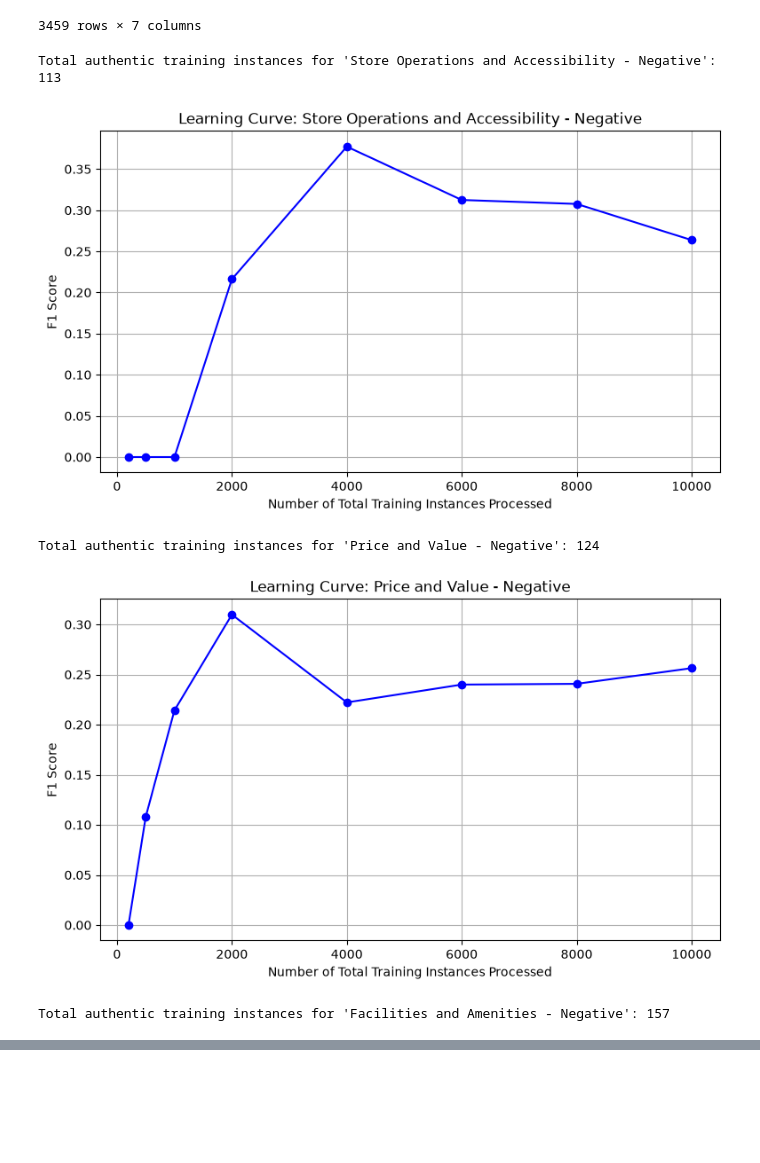
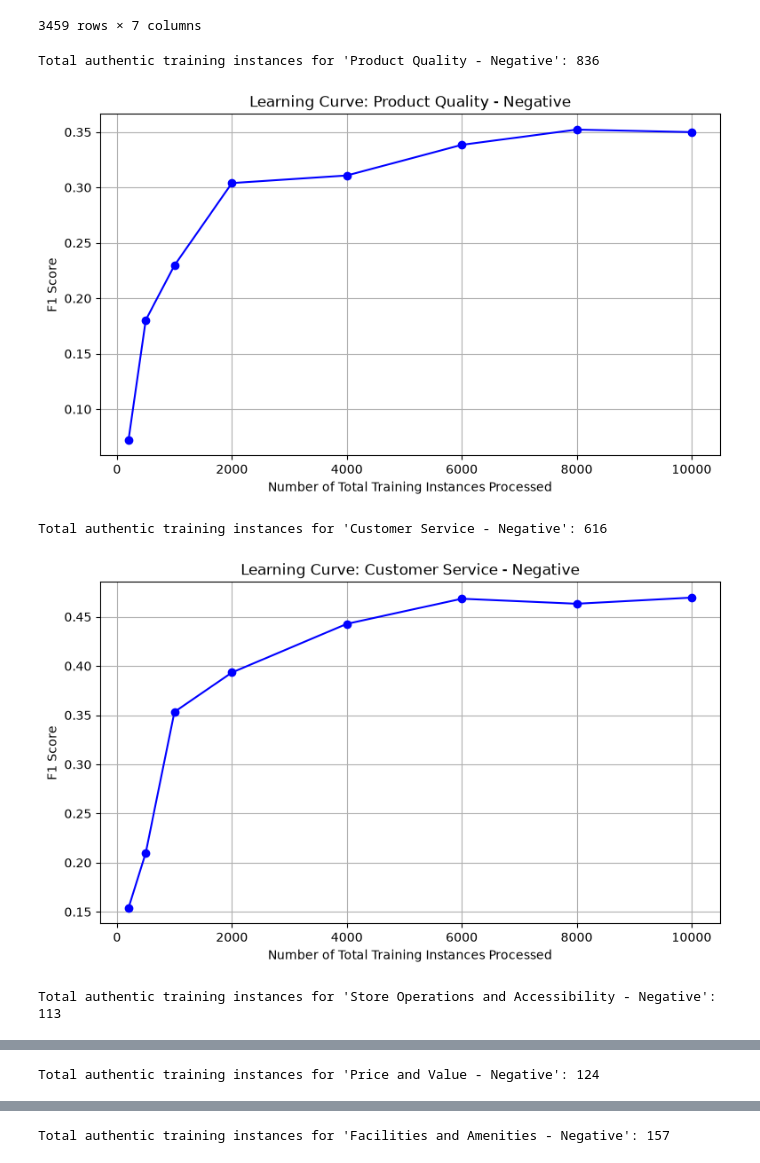
Before and after one commit to z-sulit/Thesis-Project-Aspect-Based-Sentiment-Analysis, a Jupyter notebook: _5_Targeted_Synthetic_Data_Augmentation/Data_augmentation.ipynb, the cells around one changed output, grey strips where cells are left out. Cells and saved outputs as stored; diff of their text form; code cells hidden in the pictures; blank space fills up the shorter version.

```diff
--- a/_5_Targeted_Synthetic_Data_Augmentation/Data_augmentation.ipynb
+++ b/_5_Targeted_Synthetic_Data_Augmentation/Data_augmentation.ipynb
@@ -111,12 +111,14 @@ def plot_learning_curve(df_train, df_val, target_class, batch_sizes):
 # %%
 batch_sizes = [200, 500, 1000, 2000, 4000, 6000, 8000, 10000]
 
+plot_learning_curve(df_train, df_val, 'Product Quality - Negative', batch_sizes)
+plot_learning_curve(df_train, df_val, 'Customer Service - Negative', batch_sizes)
 plot_learning_curve(df_train, df_val, 'Store Operations and Accessibility - Negative', batch_sizes)
 plot_learning_curve(df_train, df_val, 'Price and Value - Negative', batch_sizes)
 plot_learning_curve(df_train, df_val, 'Facilities and Amenities - Negative', batch_sizes)
 # %% [output]
-Total authentic training instances for 'Store Operations and Accessibility - Negative': 113
+Total authentic training instances for 'Product Quality - Negative': 836
-[figure, old version]
+[figure, new version]
-Total authentic training instances for 'Price and Value - Negative': 124
+Total authentic training instances for 'Customer Service - Negative': 616
-[figure, old version]
+[figure, new version]
-Total authentic training instances for 'Facilities and Amenities - Negative': 157
+Total authentic training instances for 'Store Operations and Accessibility - Negative': 113
@@ -123,0 +126 @@ Total authentic training instances for 'Facilities and Amenities - Negative': 15
+Total authentic training instances for 'Price and Value - Negative': 124
@@ -123,0 +128 @@ Total authentic training instances for 'Facilities and Amenities - Negative': 15
+Total authentic training instances for 'Facilities and Amenities - Negative': 157
```
Also changed, not shown: parts of 5 cells of this notebook.
